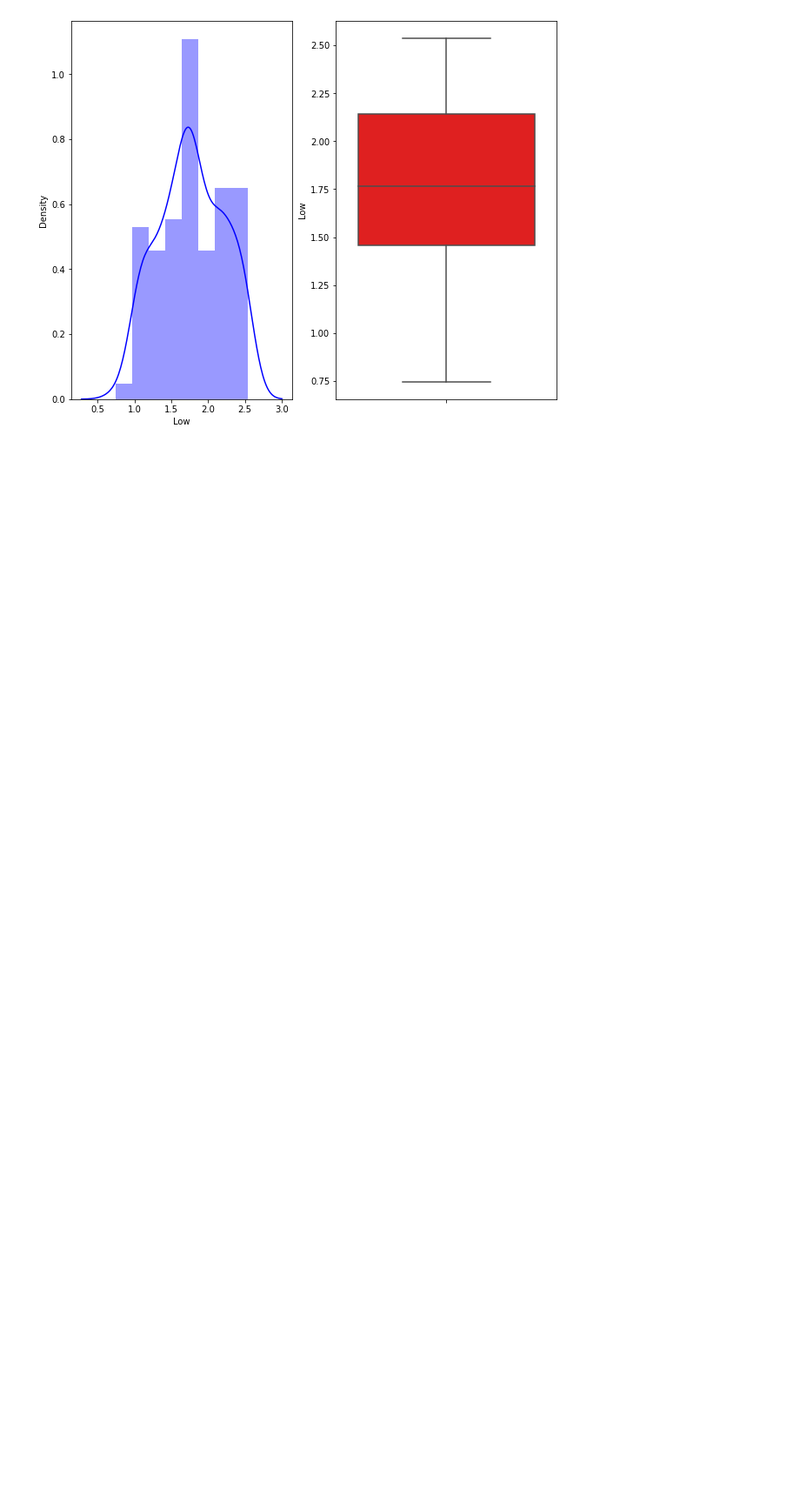
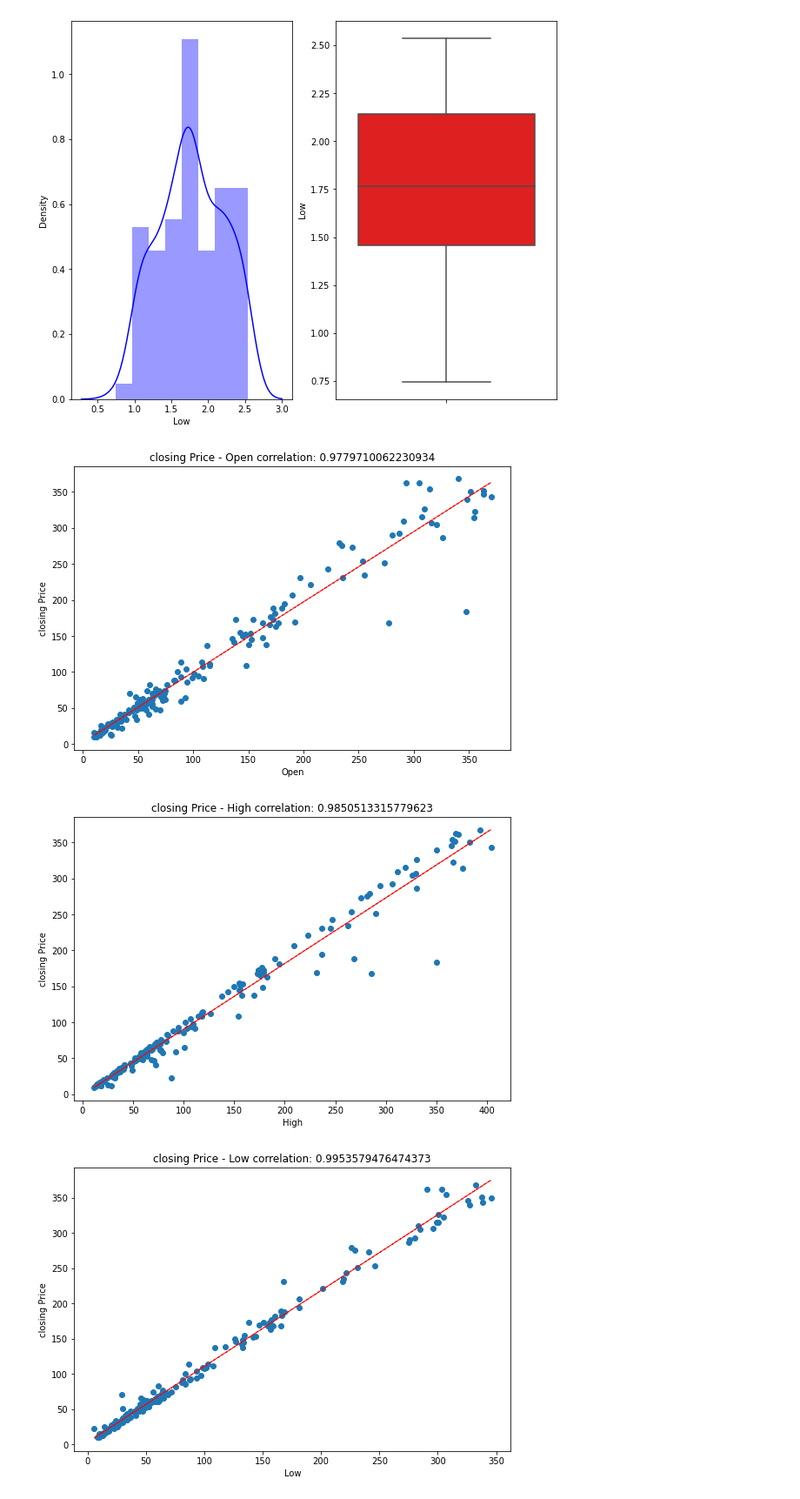
Before and after one commit to Zeeshan2012/Yes_Bank_Stock_Price_Project, a Jupyter notebook: Yes_Bank_Share_Price_Prediction.ipynb, the cells around one changed output. Shown: that part at 87% size. Saved outputs shown, nothing was run; the diff lists cells and outputs as text; code cells hidden in the pictures; blank space fills up the shorter version.

```diff
--- a/Yes_Bank_Share_Price_Prediction.ipynb
+++ b/Yes_Bank_Share_Price_Prediction.ipynb
@@ -148,3 +146,25 @@ for var in ind_var:
 [figure]
 [figure]
 [figure]
+# %%
+#now check for correlation between Dependent variable and HIGH,OPEN,CLOSE PRICE
+for col in ind_var:
+   fig = plt.figure(figsize=(9, 6))
+   ax = fig.gca()
+   feature = df[col]
+   label = df['Close']
+   correlation = feature.corr(label)
+   plt.scatter(x=feature, y=label)
+   plt.xlabel(col)
+   plt.ylabel('closing Price')
+   ax.set_title('closing Price - ' + col + ' correlation: ' + str(correlation))
+   z = np.polyfit(df[col], df['Close'], 1)
+   y_hat = np.poly1d(z)(df[col])
+
+   plt.plot(df[col], y_hat, "r--", lw=1)
+
+plt.show()
+# %% [output]
+[figure, added]
+[figure, added]
+[figure, added]
```
Also changed, not shown: parts of 2 cells of this notebook.
